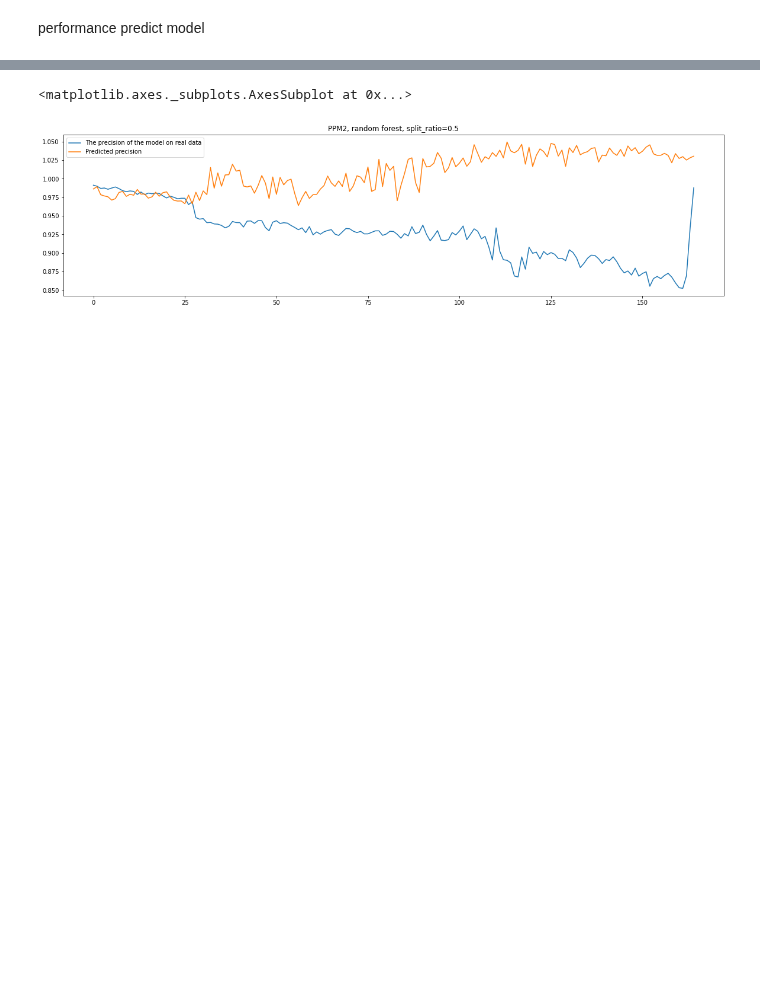
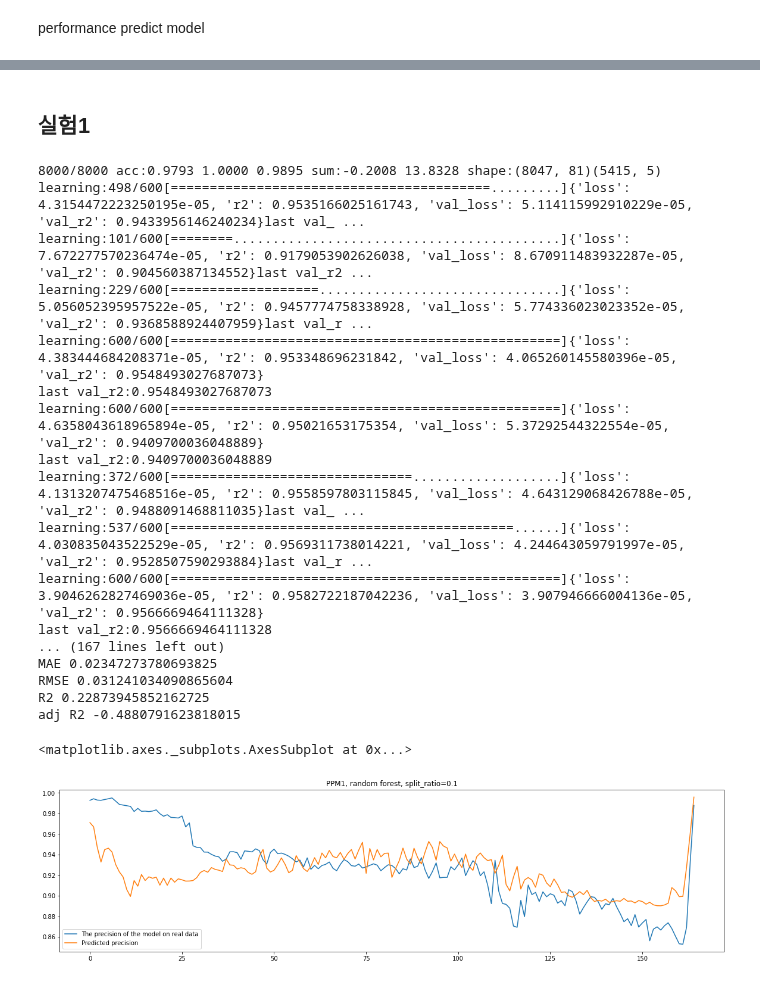
Before and after one commit to dolmani38/drift, a Jupyter notebook: Concept drift에 의한 모델의 성능 추정 방법_0611.ipynb, the cells around one changed output, grey strips where cells are left out. Drawn from its saved outputs; the diff is of its cells as text; code cells hidden in the pictures; blank space fills up the shorter version.

```diff
--- a/Concept drift에 의한 모델의 성능 추정 방법_0611.ipynb
+++ b/Concept drift에 의한 모델의 성능 추정 방법_0611.ipynb
@@ -863,7 +836,7 @@ Epoch 126/600
 import math
 from statistics import mean
 
-def predict_precision_for_PPM1():
+def predict_precision_for_PPM1(models):
 
     batch_size = length
     # 2010년의 data를 기준으로 그 이후의 data 들...
@@ -919,13 +892,15 @@ from sklearn.metrics import mean_absolute_error
 from sklearn.metrics import mean_squared_error
 from sklearn.metrics import r2_score
 
-MAE = mean_absolute_error(df2['The precision of the model on real data'], df2['Predicted precision'])
-MSE = mean_squared_error(df2['The precision of the model on real data'], df2['Predicted precision'])
-RMSE = np.sqrt(MSE)
-r_2 = r2_score(df2['The precision of the model on real data'], df2['Predicted precision'])
-print('MAE',MAE)
-print('RMSE',RMSE)
-print('R2',r_2)
-#display adjusted R-squared
-adj_r2 = 1 - (1-r_2)*(df2.shape[0]-1)/(df2.shape[0]-80)
-print('adj R2',adj_r2)
+def result_statistics(df2):
+    MAE = mean_absolute_error(df2['The precision of the model on real data'], df2['Predicted precision'])
+    MSE = mean_squared_error(df2['The precision of the model on real data'], df2['Predicted precision'])
+    RMSE = np.sqrt(MSE)
+    r_2 = r2_score(df2['The precision of the model on real data'], df2['Predicted precision'])
+    print('MAE',MAE)
+    print('RMSE',RMSE)
+    print('R2',r_2)
+    #display adjusted R-squared
+    adj_r2 = 1 - (1-r_2)*(df2.shape[0]-1)/(df2.shape[0]-80)
+    print('adj R2',adj_r2)
+    return MAE,RMSE,r_2,adj_r2
@@ -1483,5 +912,42 @@ adj R2 -15.144272572188694
-# %%
-df2.plot(title='PPM2, random forest, split_ratio=0.5', figsize=(20,5))
-# %% [output]
-<matplotlib.axes._subplots.AxesSubplot at 0x...>
-[figure, removed]
+# %% [markdown]
+## 실험1
+# %%
+random.seed(42)
+np.random.seed(42112)
+
+TOP = 5
+sampling_sigma=0.95
+permutaion_sigma=1
+
+itc = getImportanceColumnNameTop(prefix="",top=TOP)
+top_list = getImportanceIndexTop(top=TOP)
+metric_a,metric_b,metric_c,drift_data_ks_stats,drift_data_ks_pvals,drift_data_ks_stats_diff,drift_data_ks_pvals_diff,length = drift_sampling2(ML[2010].predict,sampling_sigma=0.95,permutaion_sigma=1,epoch = 8000,toplist=top_list)
+
+trainset = pd.DataFrame(drift_data_ks_stats*drift_data_ks_pvals_diff,columns=COLUMNS)
+dx = trainset[itc]
+print(dx.shape)
+
+models = ensemble_train(ensemble_num=10, epochs=600)
+df2 = predict_precision_for_PPM1(models)
+MAE,RMSE,r_2,adj_r2 = result_statistics(df2)
+df2.plot(title='PPM1, random forest, split_ratio=0.1', figsize=(20,5))
+# %% [output]
+8000/8000 acc:0.9793 1.0000 0.9895 sum:-0.2008 13.8328 shape:(8047, 81)(5415, 5)
+learning:498/600[=========================================.........]{'loss': 4.3154472223250195e-05, 'r2': 0.9535166025161743, 'val_loss': 5.114115992910229e-05, 'val_r2': 0.9433956146240234}last val_ ...
+learning:101/600[========..........................................]{'loss': 7.672277570236474e-05, 'r2': 0.9179053902626038, 'val_loss': 8.670911483932287e-05, 'val_r2': 0.904560387134552}last val_r2 ...
+learning:229/600[===================...............................]{'loss': 5.056052395957522e-05, 'r2': 0.9457774758338928, 'val_loss': 5.774336023023352e-05, 'val_r2': 0.9368588924407959}last val_r ...
+learning:600/600[==================================================]{'loss': 4.383444684208371e-05, 'r2': 0.953348696231842, 'val_loss': 4.065260145580396e-05, 'val_r2': 0.9548493027687073}
+last val_r2:0.9548493027687073
+learning:600/600[==================================================]{'loss': 4.6358043618965894e-05, 'r2': 0.95021653175354, 'val_loss': 5.37292544322554e-05, 'val_r2': 0.9409700036048889}
+last val_r2:0.9409700036048889
+learning:372/600[===============================...................]{'loss': 4.1313207475468516e-05, 'r2': 0.9558597803115845, 'val_loss': 4.643129068426788e-05, 'val_r2': 0.9488091468811035}last val_ ...
+learning:537/600[============================================......]{'loss': 4.030835043522529e-05, 'r2': 0.9569311738014221, 'val_loss': 4.244643059791997e-05, 'val_r2': 0.9528507590293884}last val_r ...
+learning:600/600[==================================================]{'loss': 3.9046262827469036e-05, 'r2': 0.9582722187042236, 'val_loss': 3.907946666004136e-05, 'val_r2': 0.9566669464111328}
+last val_r2:0.9566669464111328
+... (167 lines left out)
+MAE 0.02347273780693825
+RMSE 0.031241034090865604
+R2 0.22873945852162725
+adj R2 -0.4880791623818015
+<matplotlib.axes._subplots.AxesSubplot at 0x...>
+[figure, added]
```
Also changed, not shown: parts of 60 cells of this notebook.
